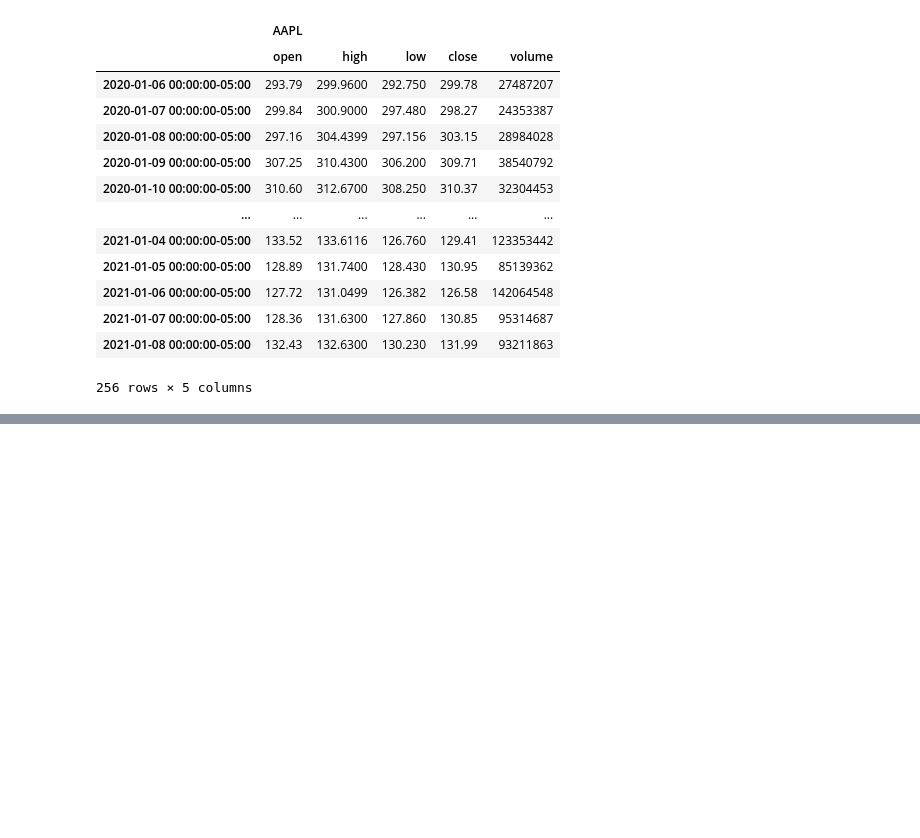
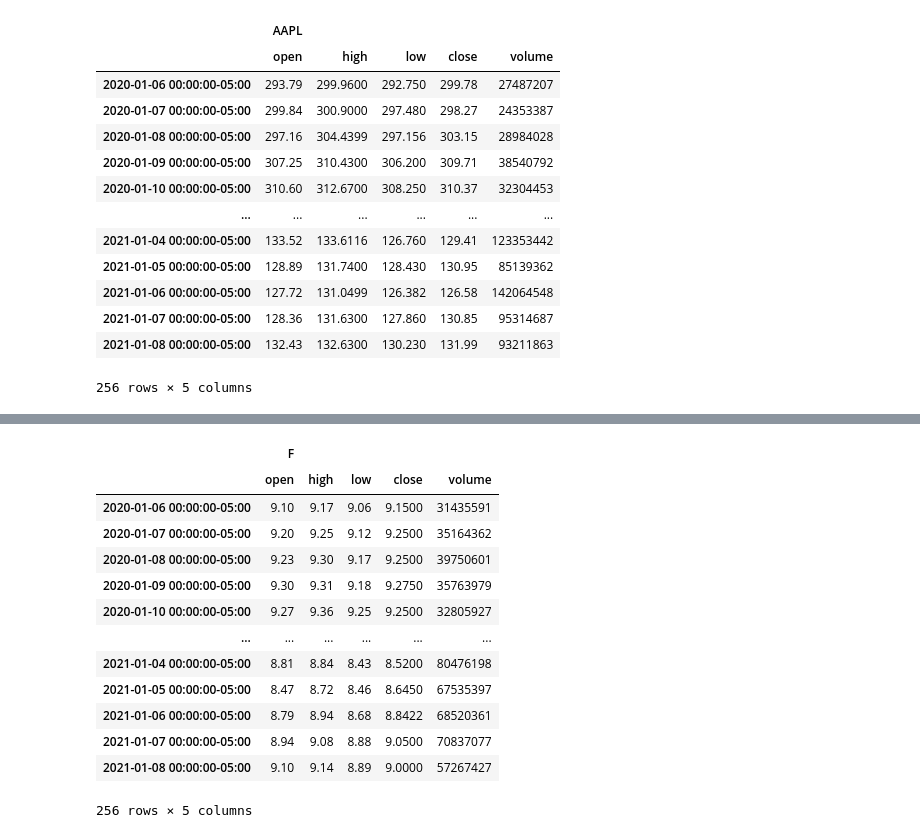
Before and after one commit to jtmcginley123/project-two, a Jupyter notebook: Jorge/individual_stock_data.ipynb, the cells around one changed output, grey strips where cells are left out. Cells and saved outputs as stored; diff of their text form; code cells hidden in the pictures; blank space fills up the shorter version.

```diff
--- a/Jorge/individual_stock_data.ipynb
+++ b/Jorge/individual_stock_data.ipynb
@@ -105,0 +211,23 @@ df_spy_cv = df_spy.rename(columns={3:"close", 4:"volume"})
+# %%
+df_f = alpaca.get_barset(
+    tickers[4],
+    timeframe,
+    start=current_date
+).df
+
+df_f
+# %% [output]
+|  | F |  |  |  |  |
+|  | open | high | low | close | volume |
+| 2020-01-06 00:00:00-05:00 | 9.10 | 9.17 | 9.06 | 9.1500 | 31435591 |
+| 2020-01-07 00:00:00-05:00 | 9.20 | 9.25 | 9.12 | 9.2500 | 35164362 |
+| 2020-01-08 00:00:00-05:00 | 9.23 | 9.30 | 9.17 | 9.2500 | 39750601 |
+| 2020-01-09 00:00:00-05:00 | 9.30 | 9.31 | 9.18 | 9.2750 | 35763979 |
+| 2020-01-10 00:00:00-05:00 | 9.27 | 9.36 | 9.25 | 9.2500 | 32805927 |
+| ... | ... | ... | ... | ... | ... |
+| 2021-01-04 00:00:00-05:00 | 8.81 | 8.84 | 8.43 | 8.5200 | 80476198 |
+| 2021-01-05 00:00:00-05:00 | 8.47 | 8.72 | 8.46 | 8.6450 | 67535397 |
+| 2021-01-06 00:00:00-05:00 | 8.79 | 8.94 | 8.68 | 8.8422 | 68520361 |
+| 2021-01-07 00:00:00-05:00 | 8.94 | 9.08 | 8.88 | 9.0500 | 70837077 |
+| 2021-01-08 00:00:00-05:00 | 9.10 | 9.14 | 8.89 | 9.0000 | 57267427 |
+256 rows × 5 columns
```
Also changed, not shown: parts of 44 cells of this notebook.
